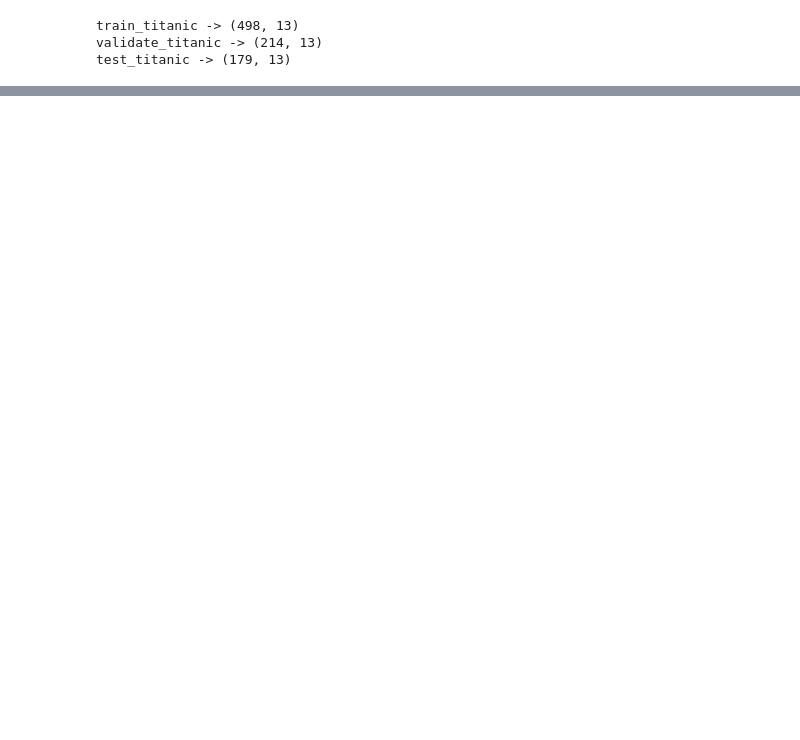
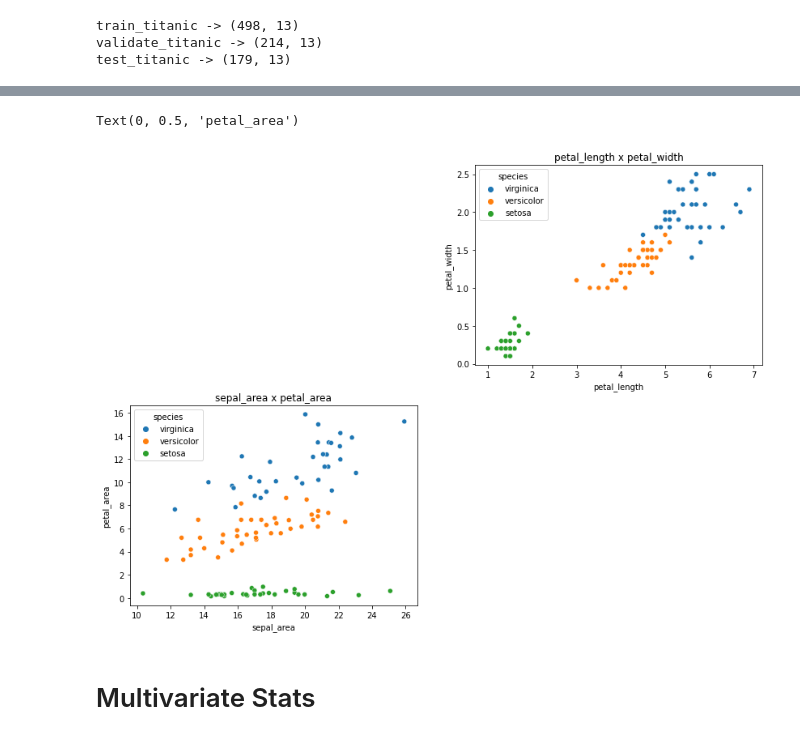
Before and after one commit to cristianibarra1/classification-exercises, a Jupyter notebook: classification-exercises.ipynb, the cells around one changed output, grey strips where cells are left out. Saved outputs shown, nothing was run; the diff lists cells and outputs as text; code cells hidden in the pictures; blank space fills up the shorter version.

```diff
--- a/classification-exercises.ipynb
+++ b/classification-exercises.ipynb
@@ -436,0 +531,20 @@ test_titanic -> (179, 13)
+# %%
+# For virginica & versicolor: Compare the mean petal_width using the Mann-Whitney test (scipy.stats.mannwhitneyu)
+# to see if there is a significant difference between the two groups. Do the same for the other measurement types
+# Document takeaways & any actions.
+plt.figure(figsize=(14,10))
+p4 = train_df['petal_width']
+p3 = train_df['petal_length']
+plt.subplot(2,2,2)
+sns.scatterplot(x = p3, y = p4, hue=train_df['species'])
+plt.title('petal_length x petal_width')
+plt.subplot(2,2,3)
+sns.scatterplot(x = (p1 * p2), y = (p3 * p4), hue=train_df['species'])
+plt.title('sepal_area x petal_area')
+plt.xlabel('sepal_area')
+plt.ylabel('petal_area')
+# %% [output]
+Text(0, 0.5, 'petal_area')
+[figure, added]
+# %% [markdown]
+# Multivariate Stats
```
Also changed, not shown: parts of 30 cells of this notebook.
